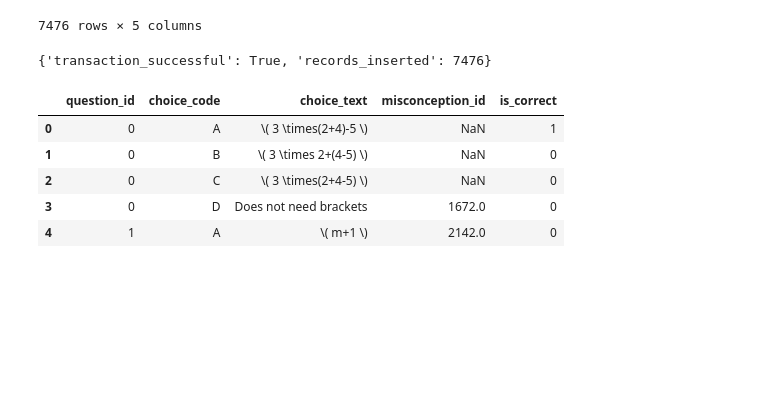
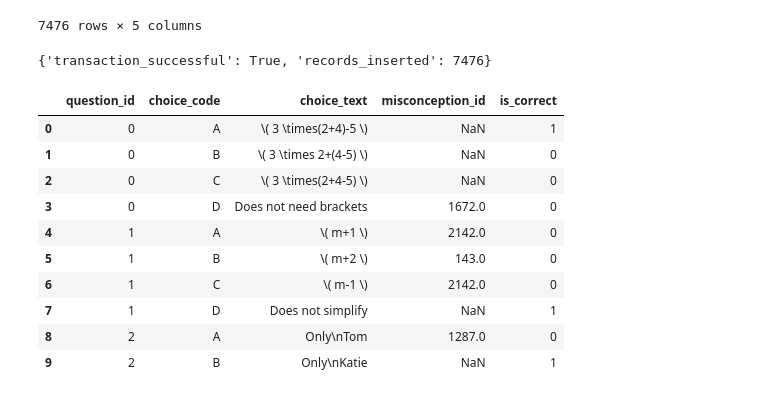
Before and after one commit to Neo-Nguyen-95/DA30_database, a Jupyter notebook: data_processing.ipynb, the cells around one changed output. Saved outputs shown, nothing was run; the diff lists cells and outputs as text; code cells hidden in the pictures; blank space fills up the shorter version.

```diff
--- a/data_processing.ipynb
+++ b/data_processing.ipynb
@@ -489,12 +489,17 @@ repo.insert_data(df=df_question_choice_misconception, table_name='question_choic
 {'transaction_successful': True, 'records_inserted': 7476}
 # %%
 # Verify insert
-df_question_choice_misconception = repo.read_table('question_choice_misconception', limit=5)
-df_question_choice_misconception
+df_question_choice_misconception = repo.read_table('question_choice_misconception')
+df_question_choice_misconception.head(10)
 # %% [output]
 |  | question_id | choice_code | choice_text | misconception_id | is_correct |
 | 0 | 0 | A | \( 3 \times(2+4)-5 \) | NaN | 1 |
 | 1 | 0 | B | \( 3 \times 2+(4-5) \) | NaN | 0 |
 | 2 | 0 | C | \( 3 \times(2+4-5) \) | NaN | 0 |
 | 3 | 0 | D | Does not need brackets | 1672.0 | 0 |
 | 4 | 1 | A | \( m+1 \) | 2142.0 | 0 |
+| 5 | 1 | B | \( m+2 \) | 143.0 | 0 |
+| 6 | 1 | C | \( m-1 \) | 2142.0 | 0 |
+| 7 | 1 | D | Does not simplify | NaN | 1 |
+| 8 | 2 | A | Only\nTom | 1287.0 | 0 |
+| 9 | 2 | B | Only\nKatie | NaN | 1 |
```
Also changed, not shown: 1 other file.
